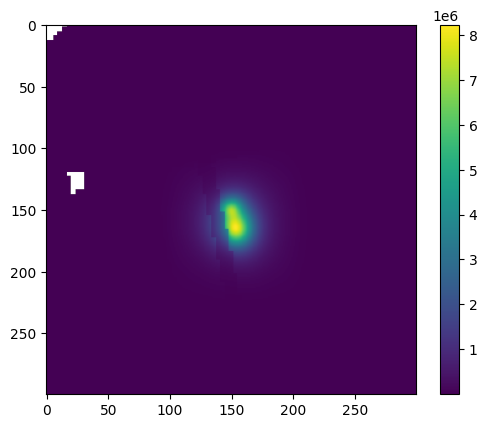
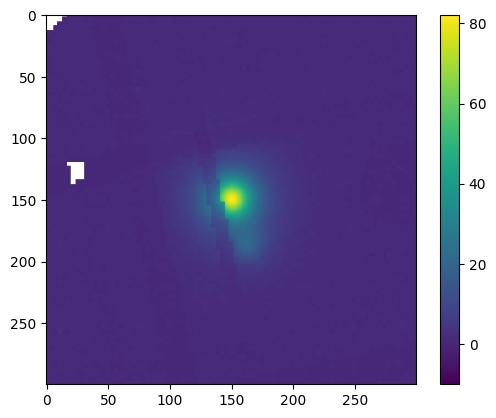
The notebook cell's code change between the first figure and the second:
--- before
+++ after
@@ -7,4 +7,5 @@
 # 2) get the maps in the same pixelation, probably by interpolation
 #This is a pretty niche application so no example is given here
-plt.imshow(metamodel.model_grid(0))
+plt.imshow(metamodel.model_grid(0), vmin=-10)
 plt.colorbar()
+

Commit: fixed model